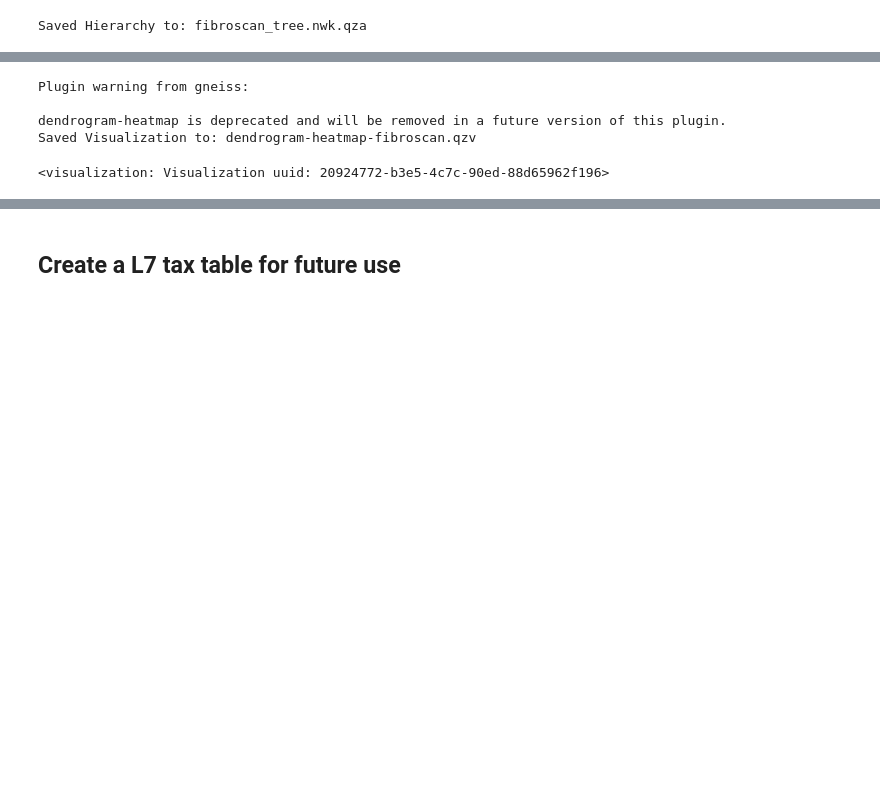
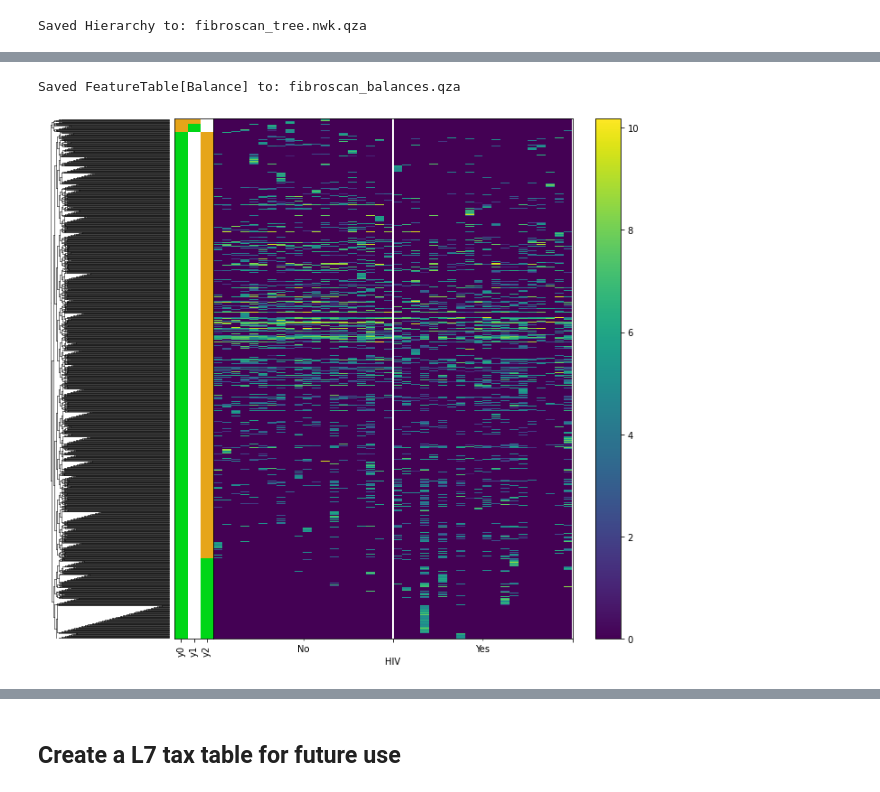
Before and after one commit to sterrettJD/HIV-microbiome, a Jupyter notebook: Analysis.ipynb, the cells around one changed output, grey strips where cells are left out. Saved outputs shown, nothing was run; the diff lists cells and outputs as text; code cells hidden in the pictures; blank space fills up the shorter version.

Commit message:
Gneiss analysis via gradient clustering

```diff
--- a/Analysis.ipynb
+++ b/Analysis.ipynb
@@ -480,18 +489,13 @@ Saved FeatureTable[Composition] to: noMito_noChloro-filtered-pseudo-table.qza
-# %%
-!qiime gneiss dendrogram-heatmap \
-    --i-table noMito_noChloro-filtered-table.qza \
-    --i-tree fibroscan_tree.nwk.qza \
-    --m-metadata-file metadata.txt \
-    --m-metadata-column HIV \
-    --o-visualization dendrogram-heatmap-fibroscan.qzv \
-    --p-ndim 10 --verbose
-# %% [output]
-Plugin warning from gneiss:
-
-dendrogram-heatmap is deprecated and will be removed in a future version of this plugin.
-Saved Visualization to: dendrogram-heatmap-fibroscan.qzv
-# %%
-viz = Visualization.load("dendrogram-heatmap-fibroscan.qzv")
-viz
-# %% [output]
-<visualization: Visualization uuid: 20924772-b3e5-4c7c-90ed-88d65962f196>
+# %%
+! qiime gneiss ilr-hierarchical \
+--i-table 100_filtered-pseudo-table.qza \
+--i-tree fibroscan_tree.nwk.qza \
+--p-pseudocount 0 \
+--o-balances fibroscan_balances.qza
+# %% [output]
+Saved FeatureTable[Balance] to: fibroscan_balances.qza
+# %%
+balances = Artifact.load('fibroscan_balances.qza').view(pd.DataFrame)
+tree = Artifact.load("fibroscan_tree.nwk.qza").view(TreeNode)
+table = Artifact.load("100_filtered-pseudo-table.qza").view(pd.DataFrame)
+taxa = Artifact.load("taxonomy-silva.qza").view(pd.DataFrame)
@@ -497,0 +506,11 @@ viz
+# %%
+highlights = pd.DataFrame([['#00D617', '#E6A519'],
+                           ['#00D617', '#E6A519'],
+                           ['#00D617', '#E6A519']],
+                          index=['y0', 'y1','y2'],
+                          columns=['numerator', 'denominator'])
+
+_ = heatmap(np.log(table), tree, mdvar=metadata["HIV"],
+            highlights=highlights, figsize=(10, 10))
+# %% [output]
+[figure, added]
```
Also changed, not shown: parts of 17 cells of this notebook.
